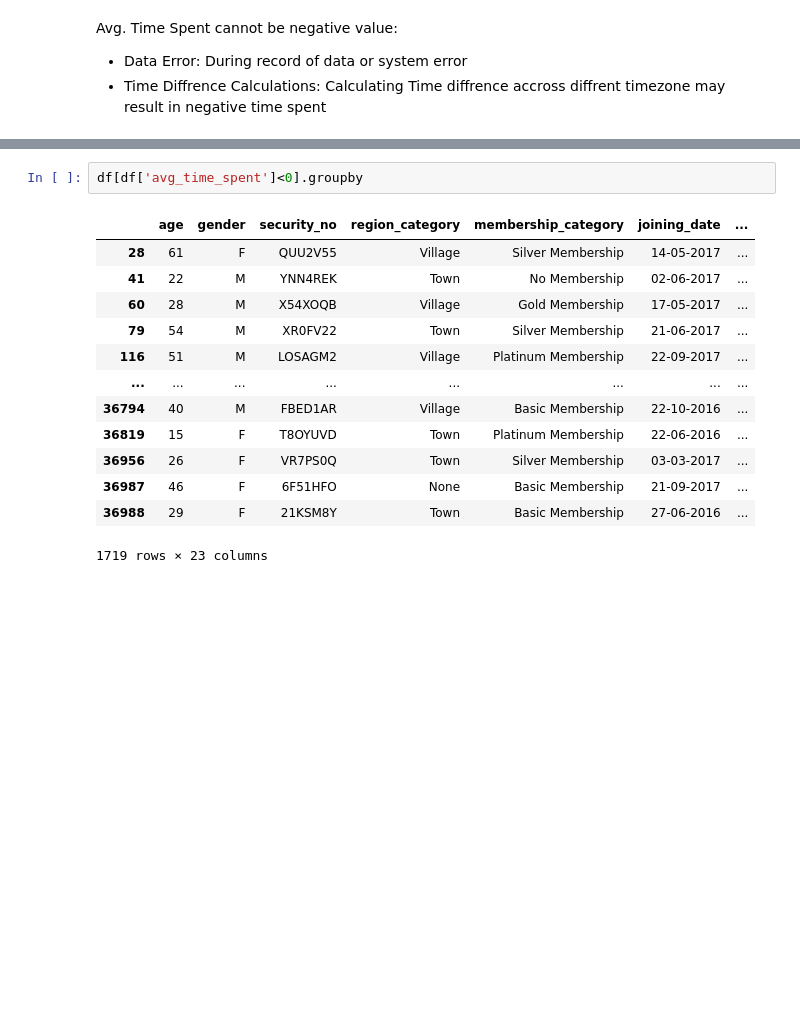
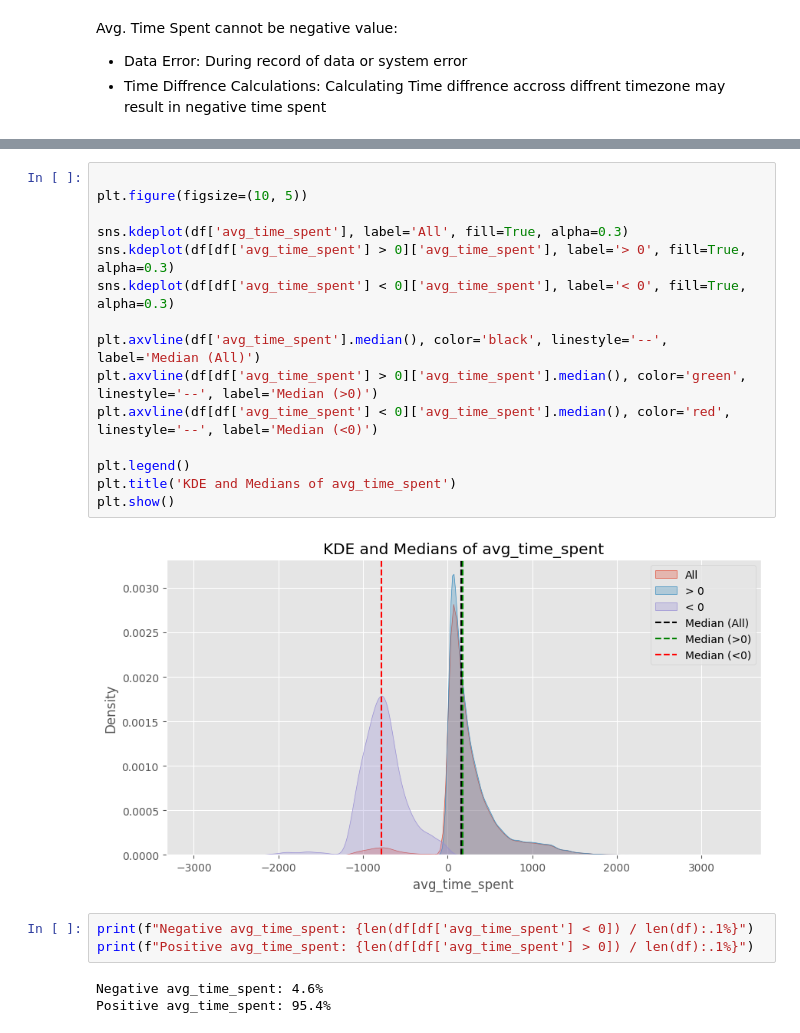
Before and after one commit to AshutoshsinghIndore/customer-churn-model, a Jupyter notebook: Notebook/Notebook.ipynb, the cells around one changed output, grey strips where cells are left out. Cells and saved outputs as stored; diff of their text form; blank space fills up the shorter version.

```diff
--- a/Notebook/Notebook.ipynb
+++ b/Notebook/Notebook.ipynb
@@ -150,16 +180,23 @@ Name: avg_time_spent, dtype: float64
 # %%
-df[df['avg_time_spent']<0].groupby
+
+plt.figure(figsize=(10, 5))
+
+sns.kdeplot(df['avg_time_spent'], label='All', fill=True, alpha=0.3)
+sns.kdeplot(df[df['avg_time_spent'] > 0]['avg_time_spent'], label='> 0', fill=True, alpha=0.3)
+sns.kdeplot(df[df['avg_time_spent'] < 0]['avg_time_spent'], label='< 0', fill=True, alpha=0.3)
+
+plt.axvline(df['avg_time_spent'].median(), color='black', linestyle='--', label='Median (All)')
+plt.axvline(df[df['avg_time_spent'] > 0]['avg_time_spent'].median(), color='green', linestyle='--', label='Median (>0)')
+plt.axvline(df[df['avg_time_spent'] < 0]['avg_time_spent'].median(), color='red', linestyle='--', label='Median (<0)')
+
+plt.legend()
+plt.title('KDE and Medians of avg_time_spent')
+plt.show()
 # %% [output]
-|  | age | gender | security_no | region_category | membership_category | joining_date | ... |
-| 28 | 61 | F | QUU2V55 | Village | Silver Membership | 14-05-2017 | ... |
-| 41 | 22 | M | YNN4REK | Town | No Membership | 02-06-2017 | ... |
-| 60 | 28 | M | X54XOQB | Village | Gold Membership | 17-05-2017 | ... |
-| 79 | 54 | M | XR0FV22 | Town | Silver Membership | 21-06-2017 | ... |
-| 116 | 51 | M | LOSAGM2 | Village | Platinum Membership | 22-09-2017 | ... |
-| ... | ... | ... | ... | ... | ... | ... | ... |
-| 36794 | 40 | M | FBED1AR | Village | Basic Membership | 22-10-2016 | ... |
-| 36819 | 15 | F | T8OYUVD | Town | Platinum Membership | 22-06-2016 | ... |
-| 36956 | 26 | F | VR7PS0Q | Town | Silver Membership | 03-03-2017 | ... |
-| 36987 | 46 | F | 6F51HFO | None | Basic Membership | 21-09-2017 | ... |
-| 36988 | 29 | F | 21KSM8Y | Town | Basic Membership | 27-06-2016 | ... |
-1719 rows × 23 columns
+[figure, added]
+# %%
+print(f"Negative avg_time_spent: {len(df[df['avg_time_spent'] < 0]) / len(df):.1%}")
+print(f"Positive avg_time_spent: {len(df[df['avg_time_spent'] > 0]) / len(df):.1%}")
+# %% [output]
+Negative avg_time_spent: 4.6%
+Positive avg_time_spent: 95.4%
```
Also changed, not shown: parts of 7 cells of this notebook, 1 other file.
